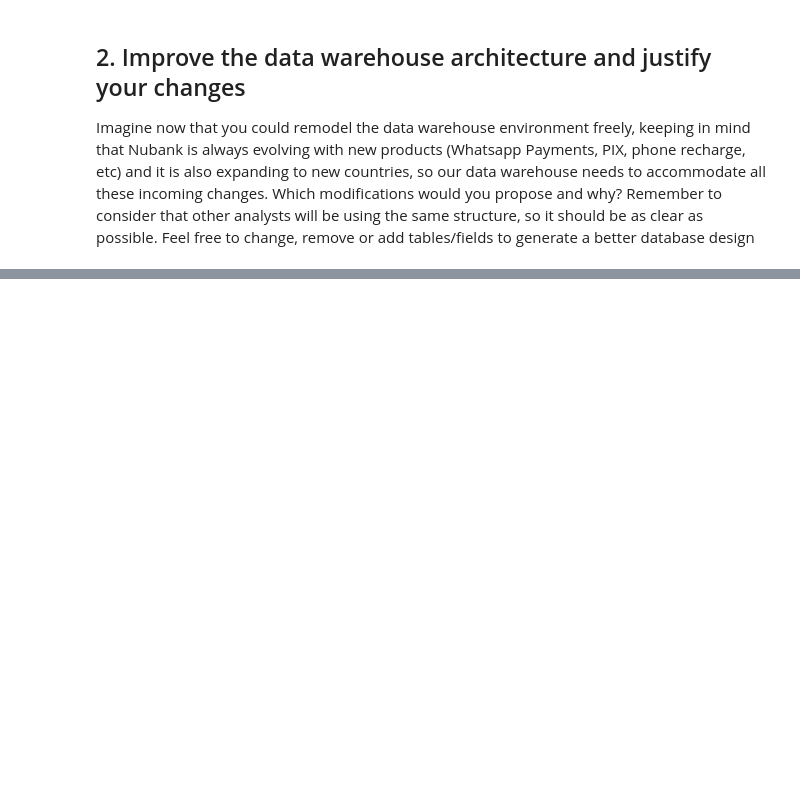
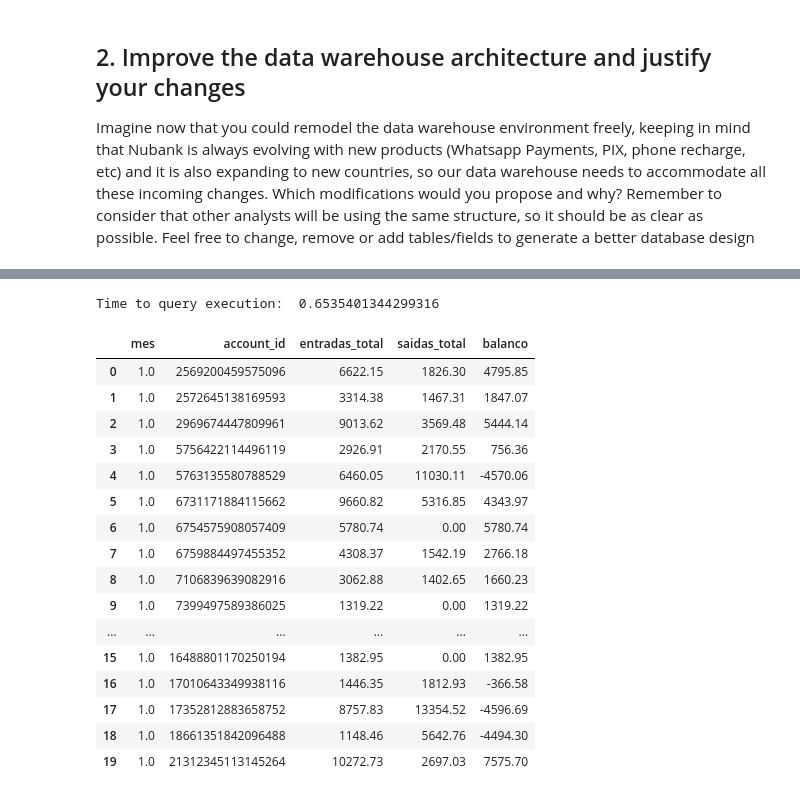
Before and after one commit to fpmacedo/Nubank-Analytics-Engineer-Case, a Jupyter notebook: etl.ipynb, the cells around one changed output, grey strips where cells are left out. Saved outputs shown, nothing was run; the diff lists cells and outputs as text; code cells hidden in the pictures; blank space fills up the shorter version.

```diff
--- a/etl.ipynb
+++ b/etl.ipynb
@@ -356,0 +396,38 @@ change, remove or add tables/fields to generate a better database design
+# %%
+start = time.time()
+balance_new = pd.read_sql('''SELECT mes, account_id, SUM(ENTRADA) AS entradas_total, SUM(SAIDA) AS saidas_total, (SUM(ENTRADA)-SUM(SAIDA)) as balanco
+                                FROM (SELECT account_id,
+                                        CASE in_or_out WHEN 'out' then amount ELSE 0 END as SAIDA,
+                                        CASE in_or_out WHEN  'in' then amount ELSE 0 END as ENTRADA,
+                                        DATE_PART('month', to_timestamp(CAST(completed_at as numeric)/1000)) MES
+                                        FROM fact_movements_table
+                                        WHERE (status = 'completed') AND (DATE_PART('year', to_timestamp(CAST(completed_at as numeric)/1000)) = 2020)) AS transactions
+                            GROUP BY mes, account_id
+                            ORDER BY mes, account_id
+
+
+''', engine)
+end = time.time()
+print("Time to query execution: ",end - start)
+# %% [output]
+Time to query execution:  0.6535401344299316
+# %%
+balance_new.head(20)
+# %% [output]
+|  | mes | account_id | entradas_total | saidas_total | balanco |
+| 0 | 1.0 | 2569200459575096 | 6622.15 | 1826.30 | 4795.85 |
+| 1 | 1.0 | 2572645138169593 | 3314.38 | 1467.31 | 1847.07 |
+| 2 | 1.0 | 2969674447809961 | 9013.62 | 3569.48 | 5444.14 |
+| 3 | 1.0 | 5756422114496119 | 2926.91 | 2170.55 | 756.36 |
+| 4 | 1.0 | 5763135580788529 | 6460.05 | 11030.11 | -4570.06 |
+| 5 | 1.0 | 6731171884115662 | 9660.82 | 5316.85 | 4343.97 |
+| 6 | 1.0 | 6754575908057409 | 5780.74 | 0.00 | 5780.74 |
+| 7 | 1.0 | 6759884497455352 | 4308.37 | 1542.19 | 2766.18 |
+| 8 | 1.0 | 7106839639082916 | 3062.88 | 1402.65 | 1660.23 |
+| 9 | 1.0 | 7399497589386025 | 1319.22 | 0.00 | 1319.22 |
+| ... | ... | ... | ... | ... | ... |
+| 15 | 1.0 | 16488801170250194 | 1382.95 | 0.00 | 1382.95 |
+| 16 | 1.0 | 17010643349938116 | 1446.35 | 1812.93 | -366.58 |
+| 17 | 1.0 | 17352812883658752 | 8757.83 | 13354.52 | -4596.69 |
+| 18 | 1.0 | 18661351842096488 | 1148.46 | 5642.76 | -4494.30 |
+| 19 | 1.0 | 21312345113145264 | 10272.73 | 2697.03 | 7575.70 |
```
Also changed, not shown: parts of 11 cells of this notebook, 6 other files.
